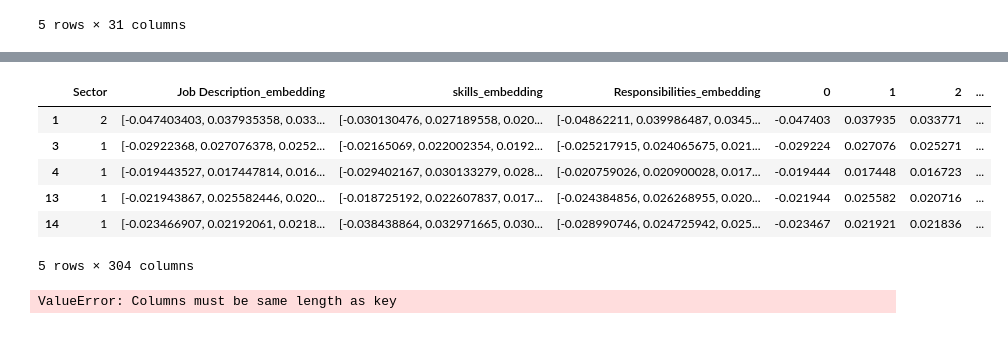
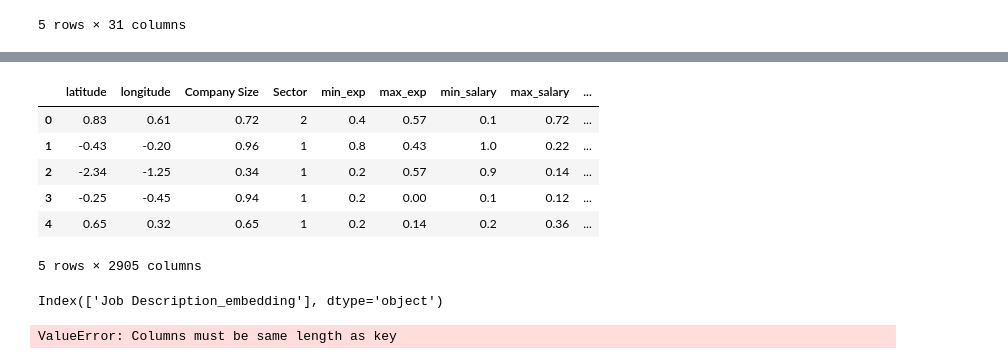
Before and after one commit to Khoulykid/Sector-Predictor, a Jupyter notebook: processing.ipynb, the cells around one changed output, grey strips where cells are left out. Drawn from its saved outputs; the diff is of its cells as text; code cells hidden in the pictures.

```diff
--- a/processing.ipynb
+++ b/processing.ipynb
@@ -5,3 +21,3 @@ from sklearn.preprocessing import LabelEncoder
 # %%
-df = pd.read_csv('job_descriptions.csv')
+df2 = pd.read_csv('job_descriptions.csv')
 # %%
@@ -108,17 +127,21 @@ from sklearn.preprocessing import OneHotEncoder
 columns_to_encode = ['Qualifications', 'location', 'Country', 'Work Type', 'Preference', 'Job Title', 'Role', 'Company', 'Industry', 'City', 'State', 'Zip', 'Website', 'Ticker', 'CEO']
 
 # Initialize the OneHotEncoder
-encoder = OneHotEncoder(sparse_output=True, drop='first')
+encoder = OneHotEncoder(sparse_output=False, drop='first')
 
 # Fit and transform the specified columns
 encoded_columns = encoder.fit_transform(df[columns_to_encode])
 
-# Convert the sparse matrix to a DataFrame with the encoded columns
-encoded_df = pd.DataFrame.sparse.from_spmatrix(encoded_columns, columns=encoder.get_feature_names_out(columns_to_encode))
+# Create a DataFrame with the encoded columns
+encoded_df = pd.DataFrame(encoded_columns, columns=encoder.get_feature_names_out(columns_to_encode))
+
+# Reset index to align properly before concatenation
+df.reset_index(drop=True, inplace=True)
+encoded_df.reset_index(drop=True, inplace=True)
 
 # Concatenate the new DataFrame with the original df
 df = pd.concat([df, encoded_df], axis=1)
-del encoded_df
+del encoded_columns, encoded_df
 
 # Drop the original columns that were encoded
 df.drop(columns_to_encode, axis=1, inplace=True)
@@ -166,7 +189,6 @@ from gensim.models import Word2Vec
 # Initialize lemmatizer and stop words
 
 text_columns = ['Job Description', 'skills', 'Responsibilities']
-df = df[text_columns + ['Sector']]
 lemmatizer = WordNetLemmatizer()
 stop_words = set(stopwords.words('english'))
 
@@ -190,47 +212,52 @@ all_text = [item for sublist in all_text for item in sublist]
 # Train Word2Vec model
 word2vec_model = Word2Vec(sentences=[all_text], vector_size=100, window=5, min_count=1, workers=4)
 
+del all_text
 # Function to get the average embedding for a document
 def get_average_embedding(tokens, model, embedding_dim=100):
     valid_embeddings = [model.wv[word] for word in tokens if word in model.wv]
     if valid_embeddings:
         return np.mean(valid_embeddings, axis=0)
     else:
         return np.zeros(embedding_dim)
 
 # Apply preprocessing and get embeddings
 embedding_dim = 100
 for column in text_columns:
     df[column + '_embedding'] = df[column].apply(lambda tokens: get_average_embedding(tokens, word2vec_model, embedding_dim))
 
 # Concatenate the embeddings into a single DataFrame
 embeddings_df = pd.DataFrame(df[text_columns[0] + '_embedding'].tolist(), index=df.index)
 for column in text_columns[1:]:
     temp_df = pd.DataFrame(df[column + '_embedding'].tolist(), index=df.index)
     embeddings_df = pd.concat([embeddings_df, temp_df], axis=1)
-
+    df = df.drop(column + '_embedding', axis=1)
+    del temp_df
+if 'temp_df' in locals():
+    del temp_df
 # Concatenate the new DataFrame with the original df
 df = pd.concat([df, embeddings_df], axis=1)
+del embeddings_df
 
 # Drop the original columns that were encoded
 df.drop(text_columns, axis=1, inplace=True)
 
 
-# # Convert integer columns to int8
-# int_columns = df.select_dtypes(include=['int']).columns
-# df[int_columns] = df[int_columns].astype('int8')
-
-# # Convert float columns to float16
-# float_columns = df.select_dtypes(include=['float']).columns
-# df[float_columns] = df[float_columns].astype('float16')
-# del int_columns, float_columns
 
 df.head()
 # %% [output]
-|  | Sector | Job Description_embedding | skills_embedding | Responsibilities_embedding | 0 | 1 | 2 | ... |
-| 1 | 2 | [-0.047403403, 0.037935358, 0.033... | [-0.030130476, 0.027189558, 0.020... | [-0.04862211, 0.039986487, 0.0345... | -0.047403 | 0.037935 | 0.033771 | ... |
-| 3 | 1 | [-0.02922368, 0.027076378, 0.0252... | [-0.02165069, 0.022002354, 0.0192... | [-0.025217915, 0.024065675, 0.021... | -0.029224 | 0.027076 | 0.025271 | ... |
-| 4 | 1 | [-0.019443527, 0.017447814, 0.016... | [-0.029402167, 0.030133279, 0.028... | [-0.020759026, 0.020900028, 0.017... | -0.019444 | 0.017448 | 0.016723 | ... |
-| 13 | 1 | [-0.021943867, 0.025582446, 0.020... | [-0.018725192, 0.022607837, 0.017... | [-0.024384856, 0.026268955, 0.020... | -0.021944 | 0.025582 | 0.020716 | ... |
-| 14 | 1 | [-0.023466907, 0.02192061, 0.0218... | [-0.038438864, 0.032971665, 0.030... | [-0.028990746, 0.024725942, 0.025... | -0.023467 | 0.021921 | 0.021836 | ... |
+|  | latitude | longitude | Company Size | Sector | min_exp | max_exp | min_salary | max_salary | ... |
+| 0 | 0.83 | 0.61 | 0.72 | 2 | 0.4 | 0.57 | 0.1 | 0.72 | ... |
+| 1 | -0.43 | -0.20 | 0.96 | 1 | 0.8 | 0.43 | 1.0 | 0.22 | ... |
+| 2 | -2.34 | -1.25 | 0.34 | 1 | 0.2 | 0.57 | 0.9 | 0.14 | ... |
+| 3 | -0.25 | -0.45 | 0.94 | 1 | 0.2 | 0.00 | 0.1 | 0.12 | ... |
+| 4 | 0.65 | 0.32 | 0.65 | 1 | 0.2 | 0.14 | 0.2 | 0.36 | ... |
-5 rows × 304 columns
+5 rows × 2905 columns
+# %%
+# Check for columns with sequence data types
+sequence_columns = df.select_dtypes(include=['object', 'category']).columns
+
+# Print the columns
+print(sequence_columns)
+# %% [output]
+Index(['Job Description_embedding'], dtype='object')
```
Also changed, not shown: parts of 11 cells of this notebook, 59 other files.
